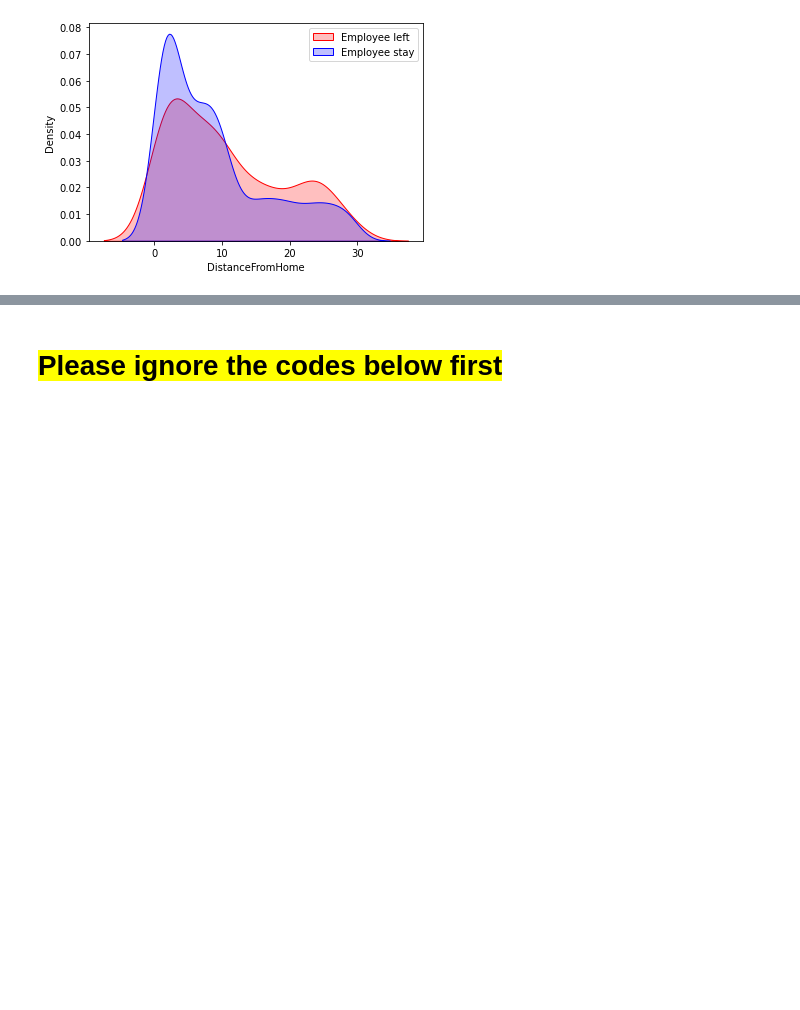
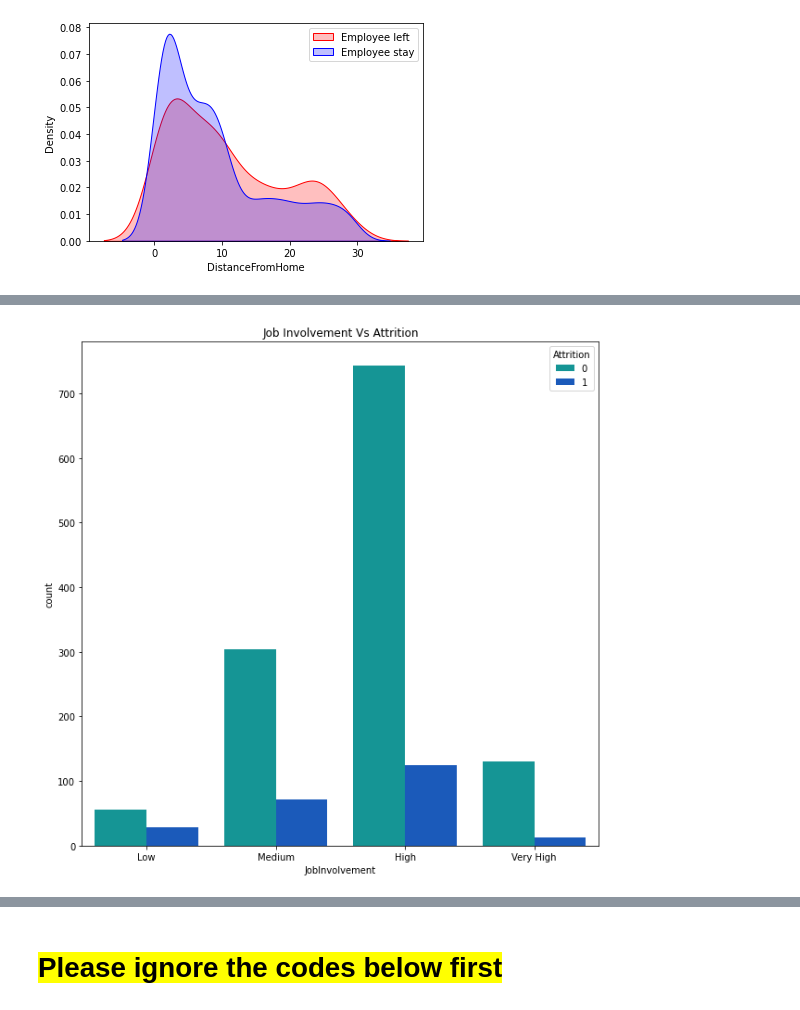
Before and after one commit to evelynpehty/Predicting-the-Risk-of-Employee-Attrition-, a Jupyter notebook: project model.ipynb, the cells around one changed output, grey strips where cells are left out. Cells and saved outputs as stored; diff of their text form; code cells hidden in the pictures; blank space fills up the shorter version.

```diff
--- a/project model.ipynb
+++ b/project model.ipynb
@@ -229,0 +306,8 @@ plt.show()
+# %%
+plt.figure(figsize=(10,10))
+df['JobInvolvement'] = df['JobInvolvement'].replace([1,2,3,4],['Low','Medium', 'High', 'Very High'])
+sns.countplot(x = 'JobInvolvement', data = df, palette = 'winter_r', hue = 'Attrition', order=['Low','Medium', 'High', 'Very High'])
+plt.title('Job Involvement Vs Attrition')
+plt.show()
+# %% [output]
+[figure, added]
```
Also changed, not shown: parts of 42 cells of this notebook.
